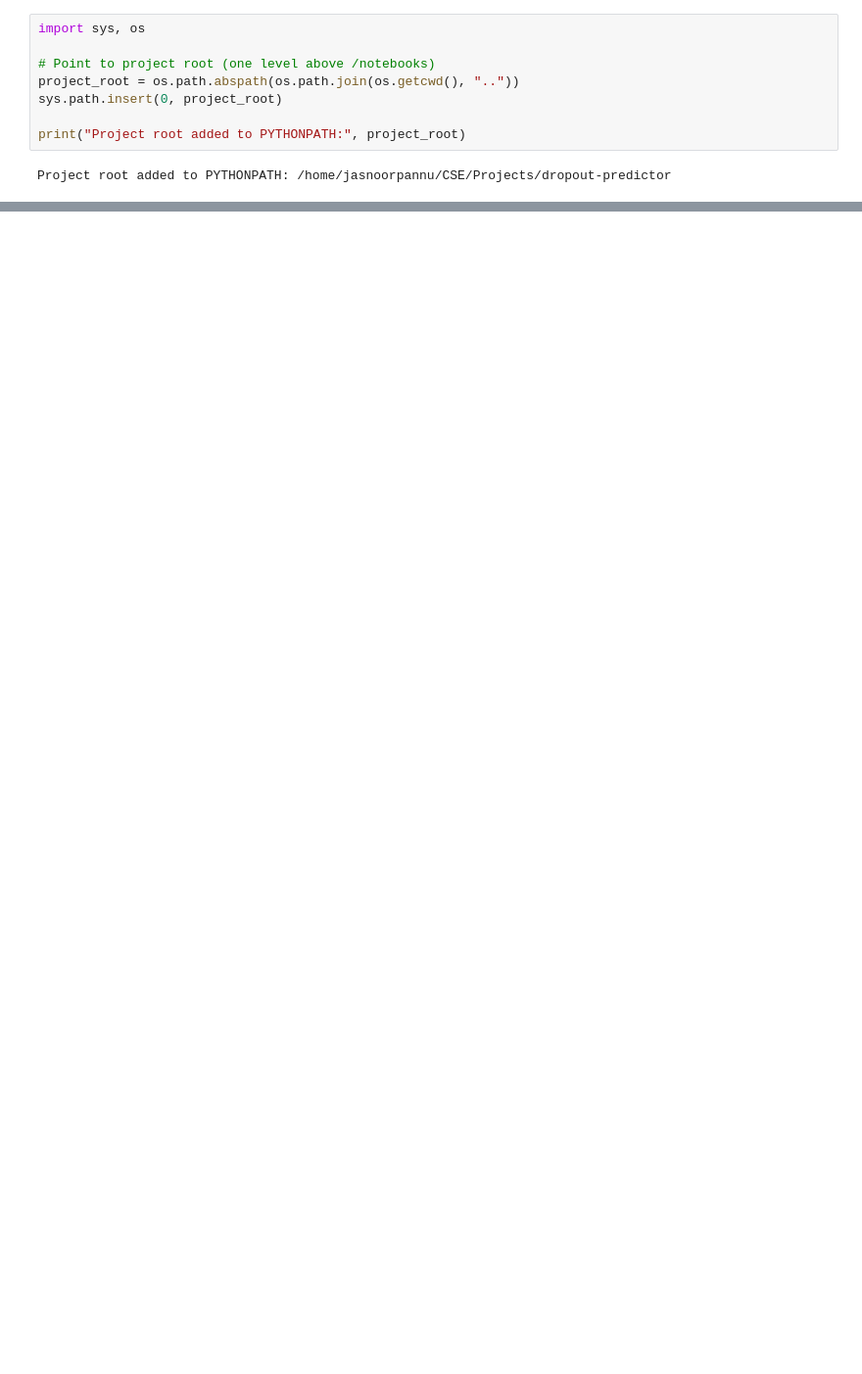
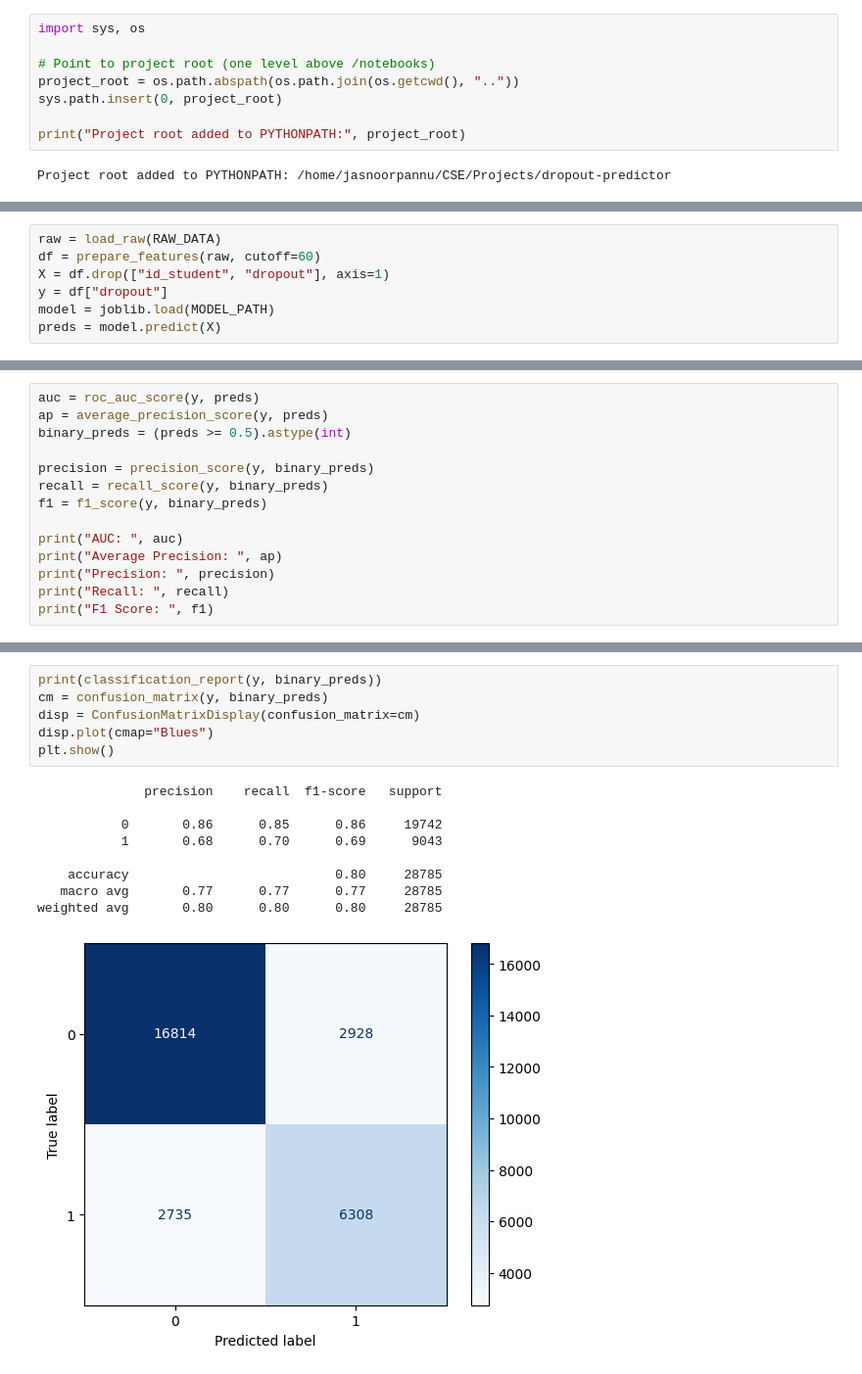
Before and after one commit to jasnoorpannu/aarohan, a Jupyter notebook: notebooks/03_Evaluation.ipynb, the cells around one changed output, grey strips where cells are left out. Shown at 98% size. Saved outputs shown, nothing was run; the diff lists cells and outputs as text; blank space fills up the shorter version.

```diff
--- a/notebooks/03_Evaluation.ipynb
+++ b/notebooks/03_Evaluation.ipynb
@@ -191,0 +23,7 @@ Early stopping, best iteration is:
+# %%
+raw = load_raw(RAW_DATA)
+df = prepare_features(raw, cutoff=60)
+X = df.drop(["id_student", "dropout"], axis=1)
+y = df["dropout"]
+model = joblib.load(MODEL_PATH)
+preds = model.predict(X)
@@ -191,0 +35,14 @@ Early stopping, best iteration is:
+# %%
+auc = roc_auc_score(y, preds)
+ap = average_precision_score(y, preds)
+binary_preds = (preds >= 0.5).astype(int)
+
+precision = precision_score(y, binary_preds)
+recall = recall_score(y, binary_preds)
+f1 = f1_score(y, binary_preds)
+
+print("AUC: ", auc)
+print("Average Precision: ", ap)
+print("Precision: ", precision)
+print("Recall: ", recall)
+print("F1 Score: ", f1)
@@ -191,0 +55,16 @@ Early stopping, best iteration is:
+# %%
+print(classification_report(y, binary_preds))
+cm = confusion_matrix(y, binary_preds)
+disp = ConfusionMatrixDisplay(confusion_matrix=cm)
+disp.plot(cmap="Blues")
+plt.show()
+# %% [output]
+              precision    recall  f1-score   support
+
+           0       0.86      0.85      0.86     19742
+           1       0.68      0.70      0.69      9043
+
+    accuracy                           0.80     28785
+   macro avg       0.77      0.77      0.77     28785
+weighted avg       0.80      0.80      0.80     28785
+[figure, added]
```
Also changed, not shown: parts of 18 cells of this notebook.
